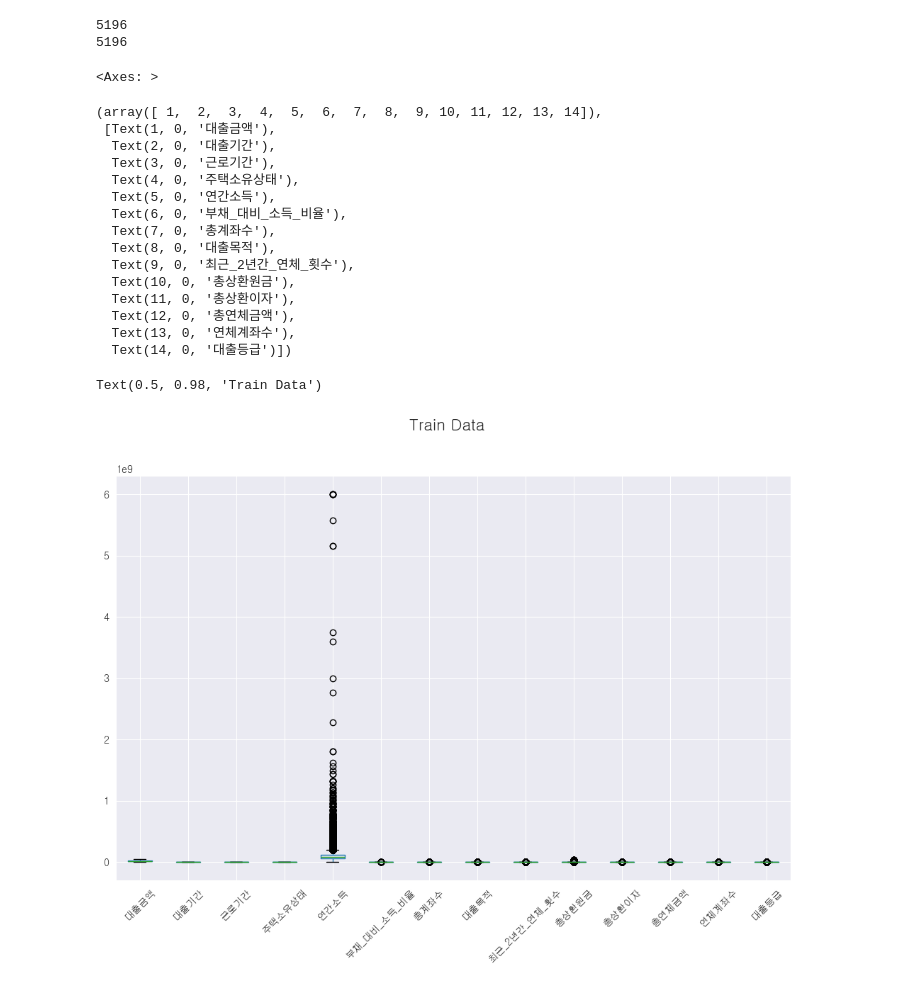
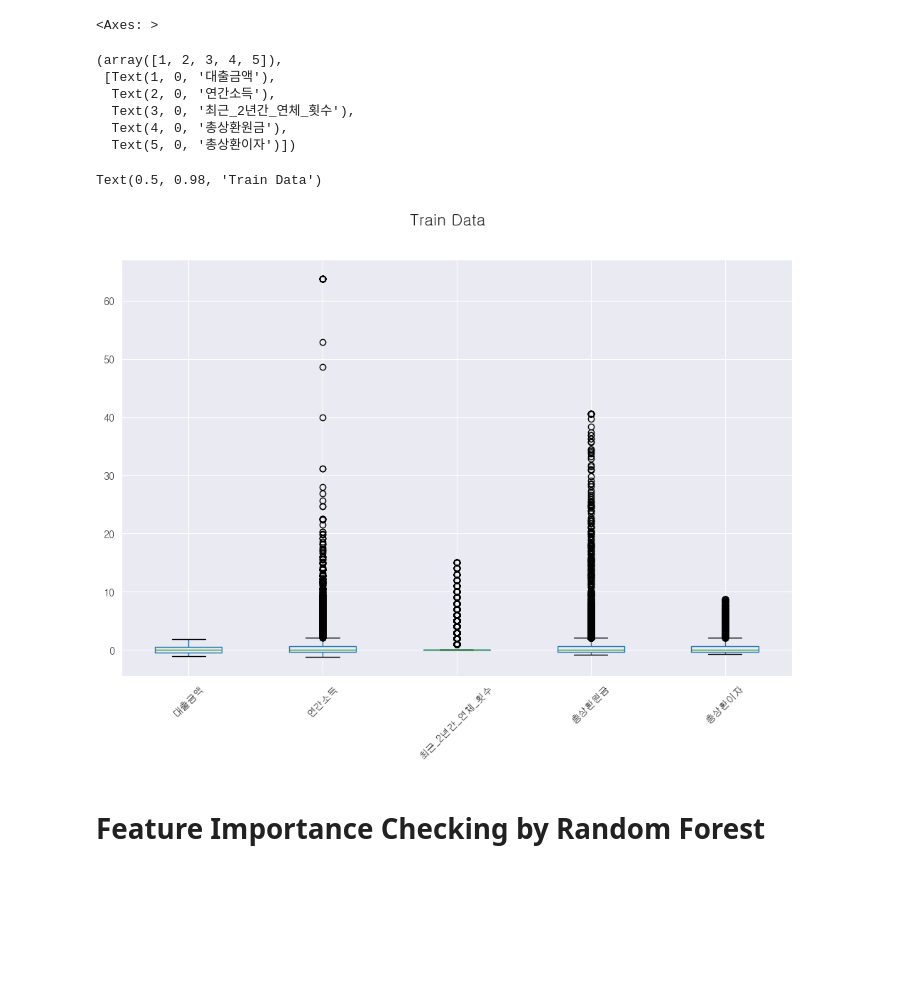
Before and after one commit to kimjuhwan1234/Customer_Loan_Rate_Classification, a Jupyter notebook: Codes/0_Preprocessing.ipynb, the cells around one changed output. Saved outputs shown, nothing was run; the diff lists cells and outputs as text; code cells hidden in the pictures; blank space fills up the shorter version.

```diff
--- a/Codes/0_Preprocessing.ipynb
+++ b/Codes/0_Preprocessing.ipynb
@@ -39,3 +102,10 @@ test['대출기간'] = pd.DataFrame(encoder_data)
+# %%
+label_encoder = LabelEncoder()
+encoder_data = label_encoder.fit_transform(list(train['부채_대비_소득_비율']))
+train['부채_대비_소득_비율'] = pd.DataFrame(encoder_data)
+
+encoder_data = label_encoder.transform(list(test['부채_대비_소득_비율']))
+test['부채_대비_소득_비율'] = pd.DataFrame(encoder_data)
 # %%
 train['근로기간'] = train['근로기간'].str.extract(r'(\d+)')
 train['근로기간'] = train['근로기간'].fillna(0)
@@ -60,6 +130,9 @@ train['대출목적'] = pd.DataFrame(encoder_data)
 
 encoder_data = label_encoder.transform(list(test['대출목적']))
 test['대출목적'] = pd.DataFrame(encoder_data)
+# %%
+train['연체계좌수'] = train['연체계좌수'].astype(int)
+test['연체계좌수'] = test['연체계좌수'].astype(int)
 # %%
 label_encoder = LabelEncoder()
 encoder_data = label_encoder.fit_transform(list(train['대출등급']))
@@ -110,13 +170,13 @@ test = pd.concat([data_scaled, test], axis=1)
 # %%
-gt = pd.DataFrame(train['대출등급'], columns=['대출등급'])
-to_normalize_list = ['대출금액', '연간소득', '부채_대비_소득_비율', '총계좌수', '최근_2년간_연체_횟수', '총상환원금', '총상환이자', '총연체금액', '연체계좌수']
-
-X = pd.DataFrame(train[to_normalize_list], columns=to_normalize_list, index=train.index)
-Y = pd.DataFrame(test[to_normalize_list], columns=to_normalize_list, index=test.index)
-
-train.drop(columns=to_normalize_list, inplace=True)
-train.drop(columns='대출등급', inplace=True)
-test.drop(columns=to_normalize_list, inplace=True)
-
-train = pd.concat([gt, X, train], axis=1)
-test = pd.concat([Y, test], axis=1)
+# gt = pd.DataFrame(train['대출등급'], columns=['대출등급'])
+# to_normalize_list = ['대출금액', '연간소득', '부채_대비_소득_비율', '총계좌수', '최근_2년간_연체_횟수', '총상환원금', '총상환이자', '총연체금액', '연체계좌수']
+#
+# X = pd.DataFrame(train[to_normalize_list], columns=to_normalize_list, index=train.index)
+# Y = pd.DataFrame(test[to_normalize_list], columns=to_normalize_list, index=test.index)
+#
+# train.drop(columns=to_normalize_list, inplace=True)
+# train.drop(columns='대출등급', inplace=True)
+# test.drop(columns=to_normalize_list, inplace=True)
+#
+# train = pd.concat([gt, X, train], axis=1)
+# test = pd.concat([Y, test], axis=1)
@@ -162,36 +202,22 @@ def count_outlier(train):
 # %%
-columns = ['대출금액', '연간소득', '부채_대비_소득_비율', '최근_2년간_연체_횟수', '총상환원금', '총상환이자', '총계좌수', '총연체금액', '연체계좌수']
-count_outlier(train['총상환원금'])
-for col in columns:
-    train[col] = winsorize(train[col], limits=[0.00005, 0.00005])
-
-count_outlier(train['총상환원금'])
+for col in to_normalize_list:
+    train[col] = winsorize(train[col], limits=[0.0001, 0.0001])
-# %% [output]
-5196
-5196
 # %%
 fig, ax = plt.subplots(figsize=(10, 8))
-train.boxplot(ax=ax)
+train[to_normalize_list].boxplot(ax=ax)
 plt.xticks(rotation=45)
 fig.suptitle('Train Data', fontsize=16)
 fig.tight_layout(rect=[0, 0, 1, 0.96])
 fig.show()
 # %% [output]
 <Axes: >
-(array([ 1,  2,  3,  4,  5,  6,  7,  8,  9, 10, 11, 12, 13, 14]),
+(array([1, 2, 3, 4, 5]),
  [Text(1, 0, '대출금액'),
-  Text(2, 0, '대출기간'),
-  Text(3, 0, '근로기간'),
-  Text(4, 0, '주택소유상태'),
-  Text(5, 0, '연간소득'),
-  Text(6, 0, '부채_대비_소득_비율'),
-  Text(7, 0, '총계좌수'),
-  Text(8, 0, '대출목적'),
-  Text(9, 0, '최근_2년간_연체_횟수'),
-  Text(10, 0, '총상환원금'),
-  Text(11, 0, '총상환이자'),
-  Text(12, 0, '총연체금액'),
-  Text(13, 0, '연체계좌수'),
-  Text(14, 0, '대출등급')])
+  Text(2, 0, '연간소득'),
+  Text(3, 0, '최근_2년간_연체_횟수'),
+  Text(4, 0, '총상환원금'),
+  Text(5, 0, '총상환이자')])
 Text(0.5, 0.98, 'Train Data')
-[figure, old version]
+[figure, new version]
+# %% [markdown]
+# Feature Importance Checking by Random Forest
```
Also changed, not shown: parts of 34 cells of this notebook, 20 other files.
